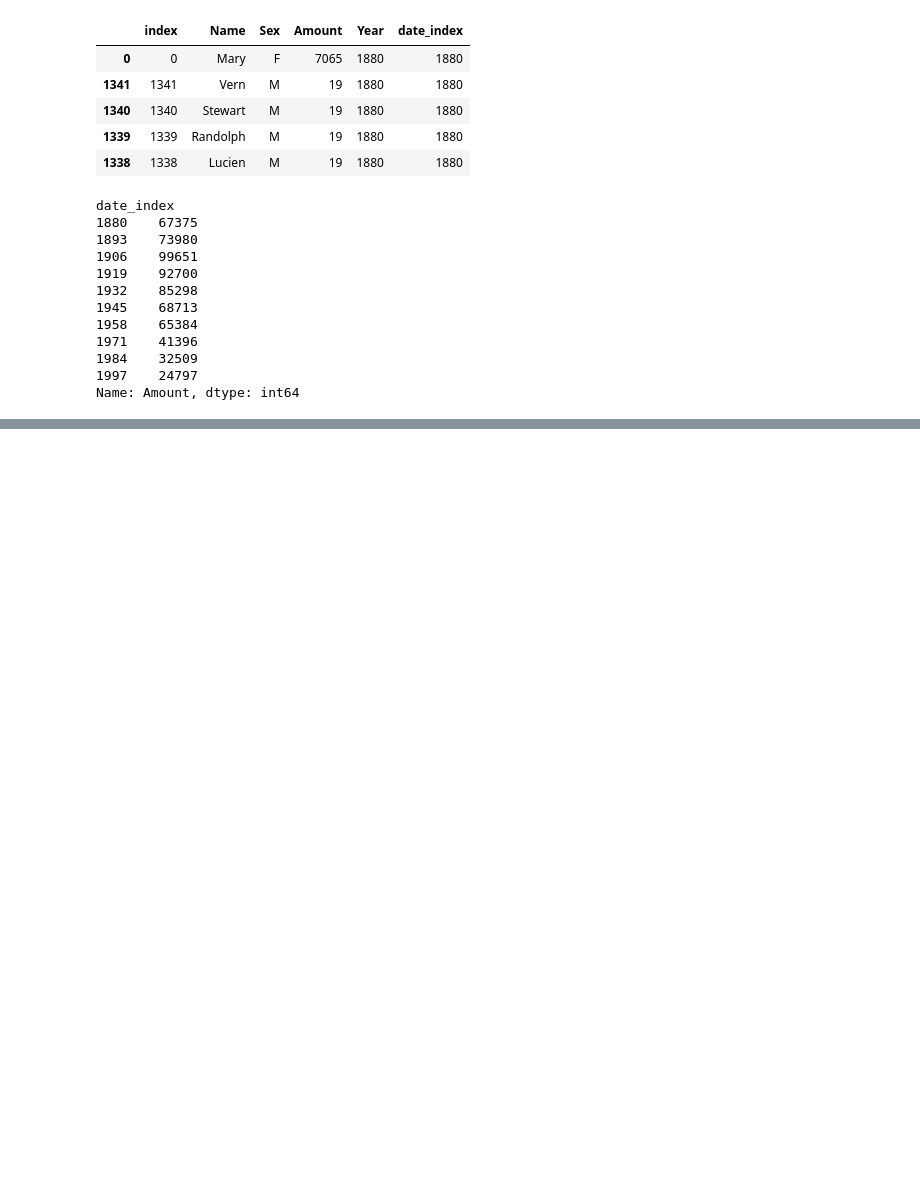
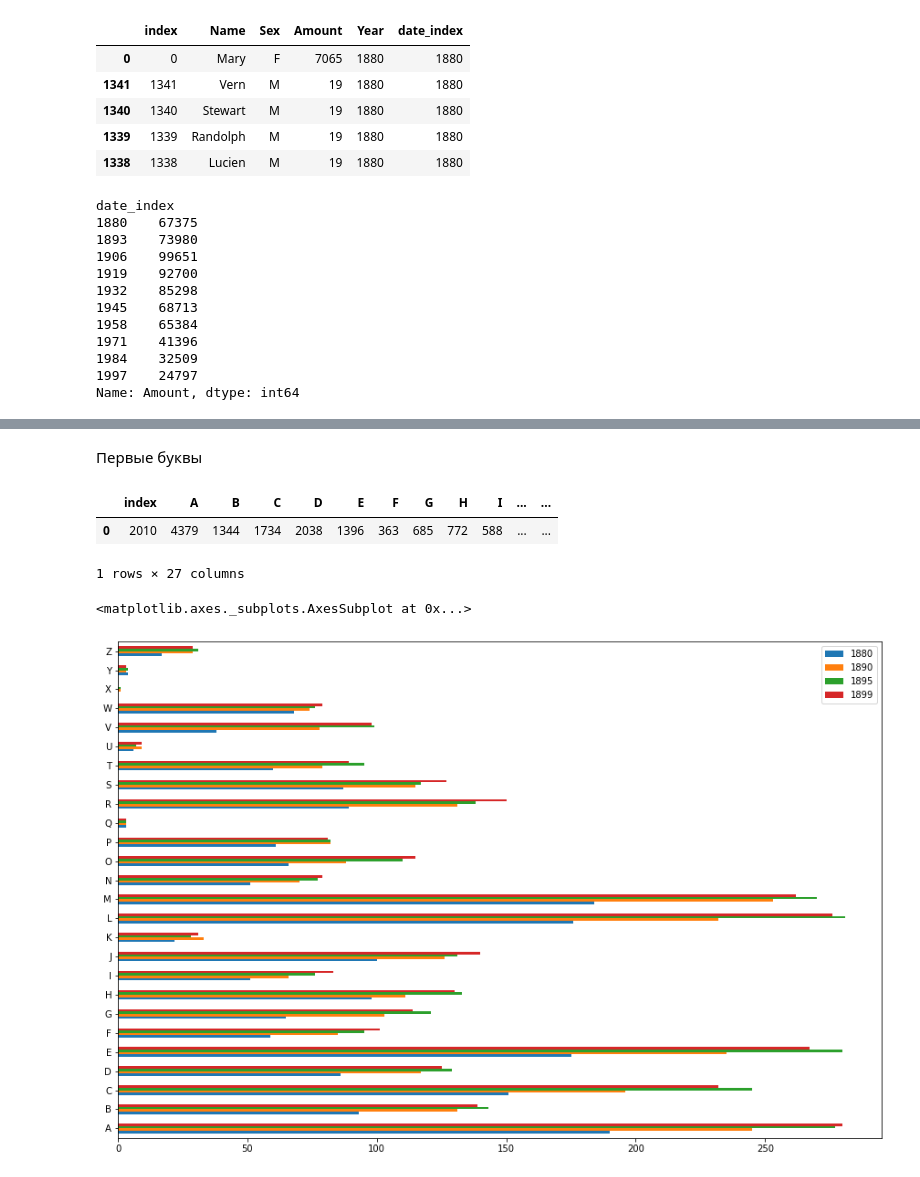
Before and after one commit to Clareety/otus_data_science, a Jupyter notebook: Debug 2 HW Dikov .ipynb, the cells around one changed output, grey strips where cells are left out. Drawn from its saved outputs; the diff is of its cells as text; code cells hidden in the pictures; blank space fills up the shorter version.

```diff
--- a/Debug 2 HW Dikov .ipynb
+++ b/Debug 2 HW Dikov .ipynb
@@ -148,0 +155,7 @@ group_10_new
+# %%
+below_med = {}
+for i in year:
+    a = dfc[dfc['Year'] == i]
+    b = a[a['Amount']<meds[i]]
+    c = int(b['Name'].count())
+    below_med.update({i:c})
@@ -148,0 +182,40 @@ group_10_new
+# %% [markdown]
+Первые буквы
+# %%
+ma_fd = dfc[dfc['Year'] == i]
+ma_humps=list(ma_fd['Name'])
+letter = []
+for k in ma_humps:
+    cv = k[0]
+    letter.append(cv)
+c = Counter(letter)
+c = dict(c)
+c = pd.DataFrame([c],index = [i])
+c.reset_index(inplace=True)
+c
+# %% [output]
+|  | index | A | B | C | D | E | F | G | H | I | ... | ... |
+| 0 | 2010 | 4379 | 1344 | 1734 | 2038 | 1396 | 363 | 685 | 772 | 588 | ... | ... |
+1 rows × 27 columns
+# %%
+year_4 = ['1880','1890','1895','1899']
+ma_fd = dfc[dfc['Year'] == '1880']
+dsa = {}
+for i in year_4:
+    ma_fd = dfc[dfc['Year'] == i]
+    ma_humps=list(ma_fd['Name'])
+    letter = []
+    for k in ma_humps:
+        cv = k[0]
+        letter.append(cv)
+    c = Counter(letter)
+    c = dict(c)
+    c = pd.DataFrame([c],index = [i])
+    dsa.update({i:c})
+# %%
+count_data = dsa['1880'].append(dsa['1890']).append(dsa['1895']).append(dsa['1899']).T
+# %%
+count_data.plot(kind='barh',figsize=(15,10))
+# %% [output]
+<matplotlib.axes._subplots.AxesSubplot at 0x...>
+[figure, added]
```
Also changed, not shown: parts of 28 cells of this notebook.
